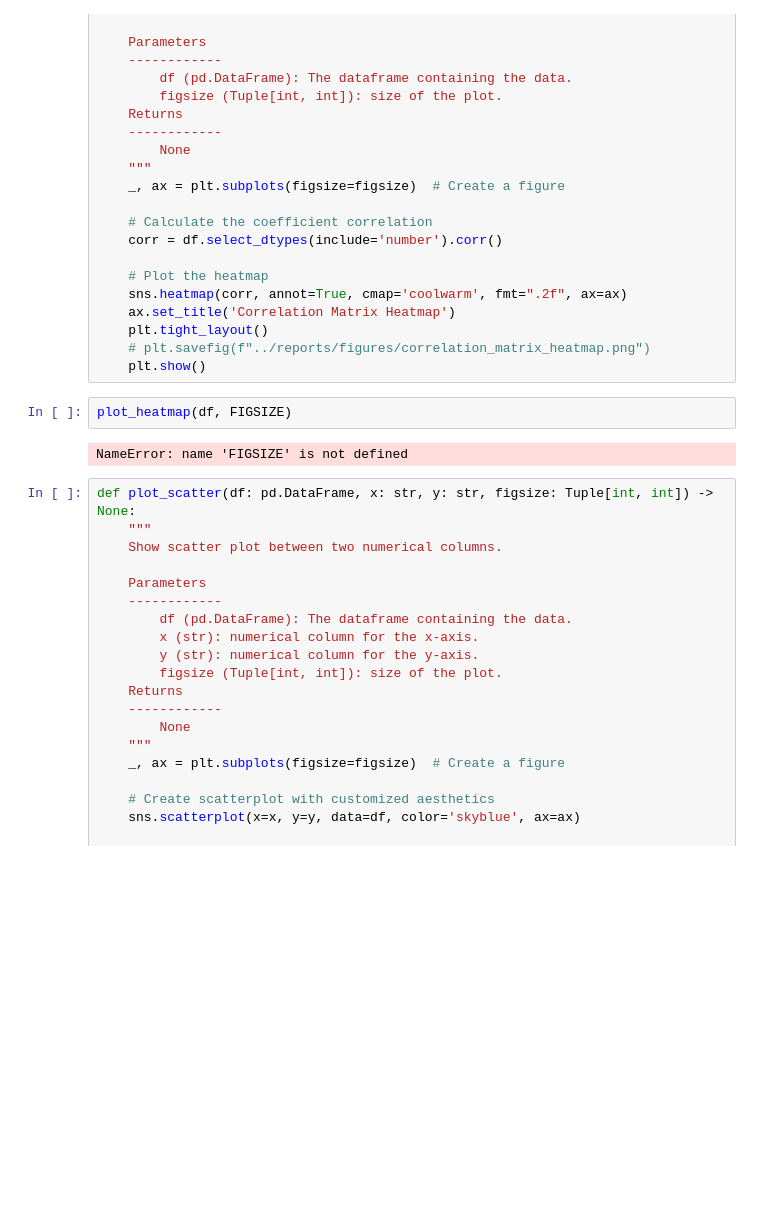
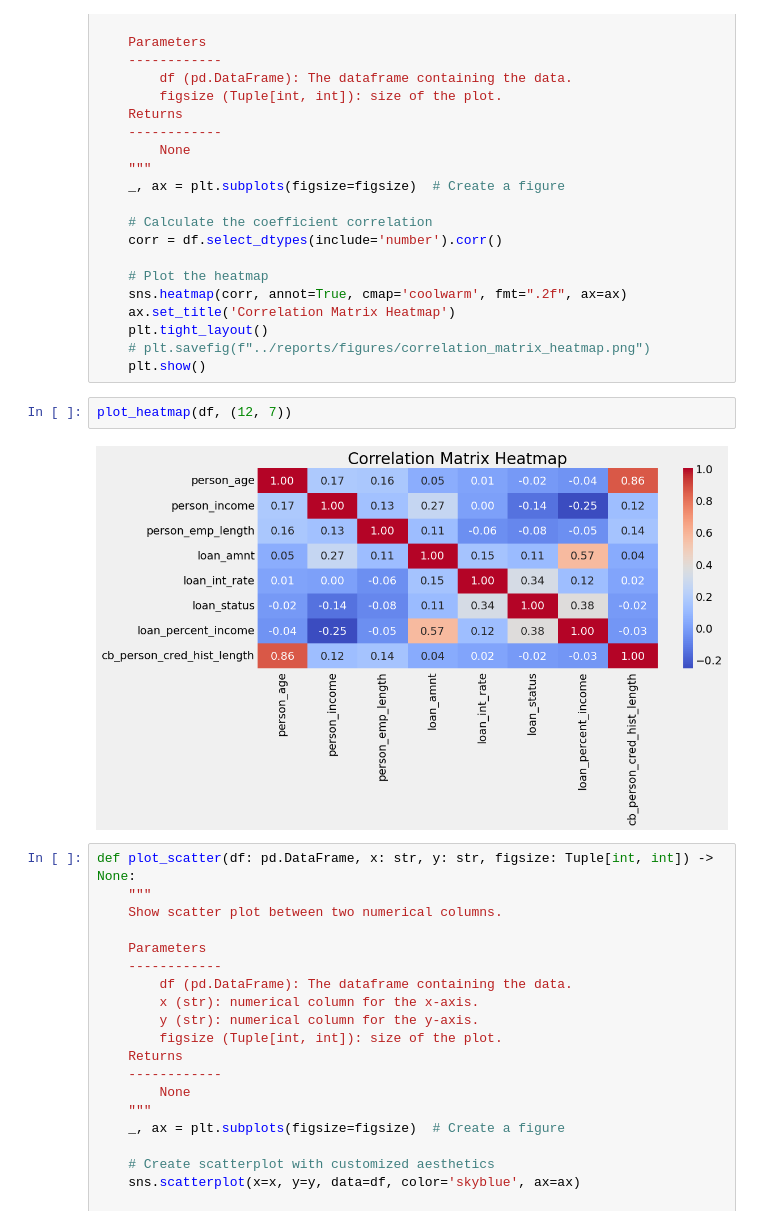
Before and after one commit to marcellinus-witarsah/credit-score-modelling-old, a Jupyter notebook: notebooks/20240611_credit_scorecard_manual.ipynb, the cells around one changed output. Saved outputs shown, nothing was run; the diff lists cells and outputs as text; blank space fills up the shorter version.

```diff
--- a/notebooks/20240611_credit_scorecard_manual.ipynb
+++ b/notebooks/20240611_credit_scorecard_manual.ipynb
@@ -480,9 +471,9 @@ def plot_heatmap(df: pd.DataFrame, figsize: Tuple[int, int]) -> None:
     # plt.savefig(f"../reports/figures/correlation_matrix_heatmap.png")
     plt.show()
 # %%
-plot_heatmap(df, FIGSIZE)
+plot_heatmap(df, (12, 7))
 # %% [output]
-NameError: name 'FIGSIZE' is not defined
+[figure, added]
 # %%
 def plot_scatter(df: pd.DataFrame, x: str, y: str, figsize: Tuple[int, int]) -> None:
     """
```
Also changed, not shown: parts of 14 cells of this notebook, 2 other files.
